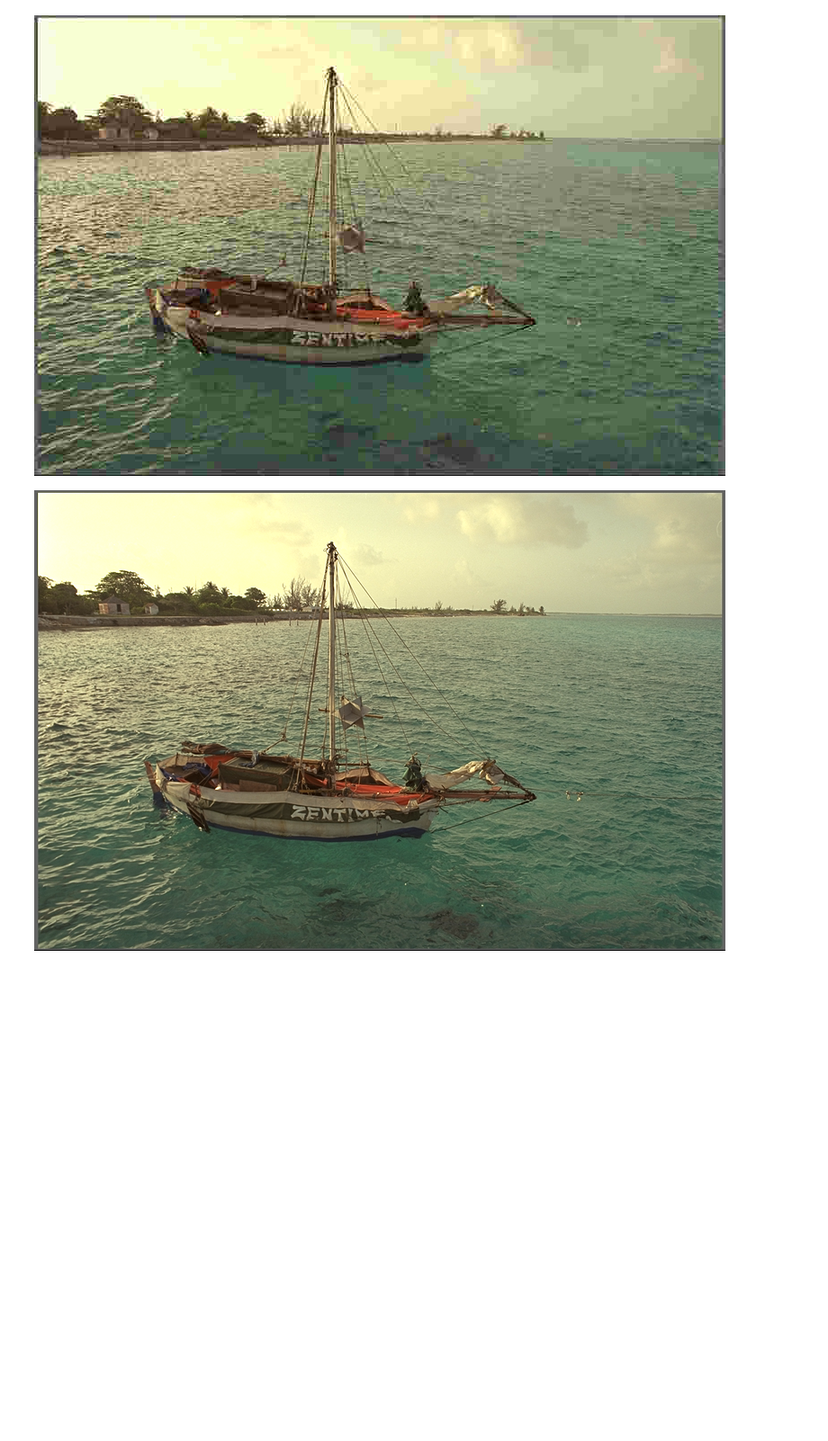
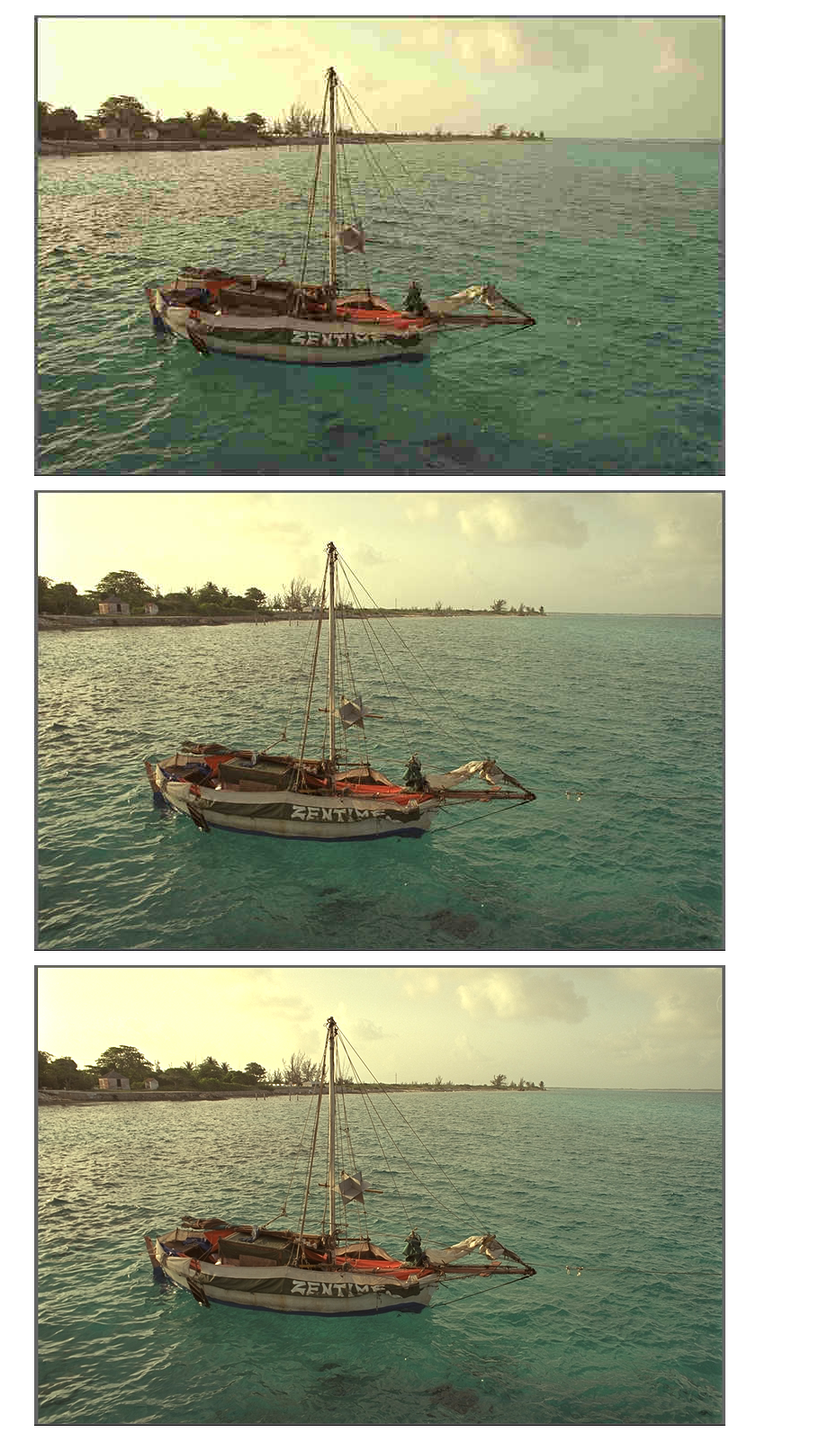
Before and after one commit to s194042/DeepLearningBachelorProject, a Jupyter notebook: Code/JPEGAndEntropyEncoding/TestNotebook.ipynb, the cells around one changed output. Shown at 90% size. Drawn from its saved outputs; the diff is of its cells as text; code cells hidden in the pictures; blank space fills up the shorter version.

Commit message:
JPEG baseline compression done. Downsampling still needs fixing

```diff
--- a/Code/JPEGAndEntropyEncoding/TestNotebook.ipynb
+++ b/Code/JPEGAndEntropyEncoding/TestNotebook.ipynb
@@ -13,3 +15,9 @@ Image.fromarray(result_array)
+# %%
+JPEG_compress_to_file(imarray,50,"Down444","testcompression")
+result_array = np.array(JPEG_decompress_from_file("testcompression"),dtype=np.uint8)
+Image.fromarray(result_array)
+# %% [output]
+[figure, added]
 # %%
 Image.fromarray(imarray)
 # %% [output]
```
Also changed, not shown: parts of 2 cells of this notebook, 6 other files.
